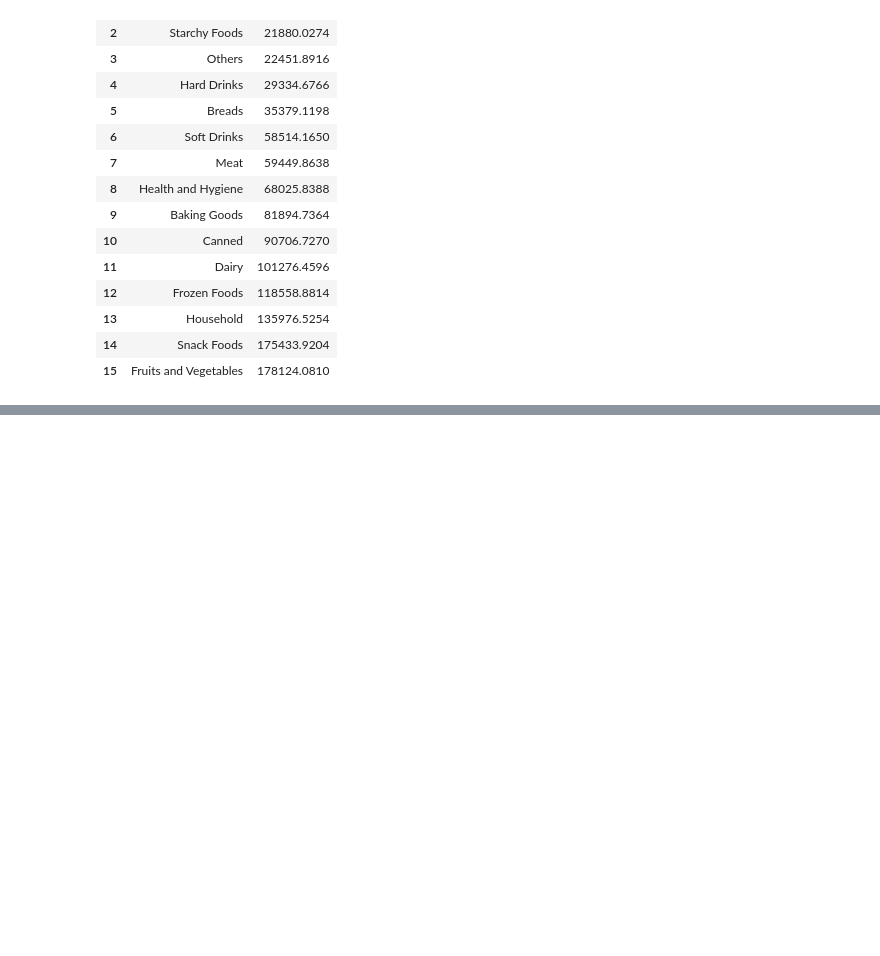
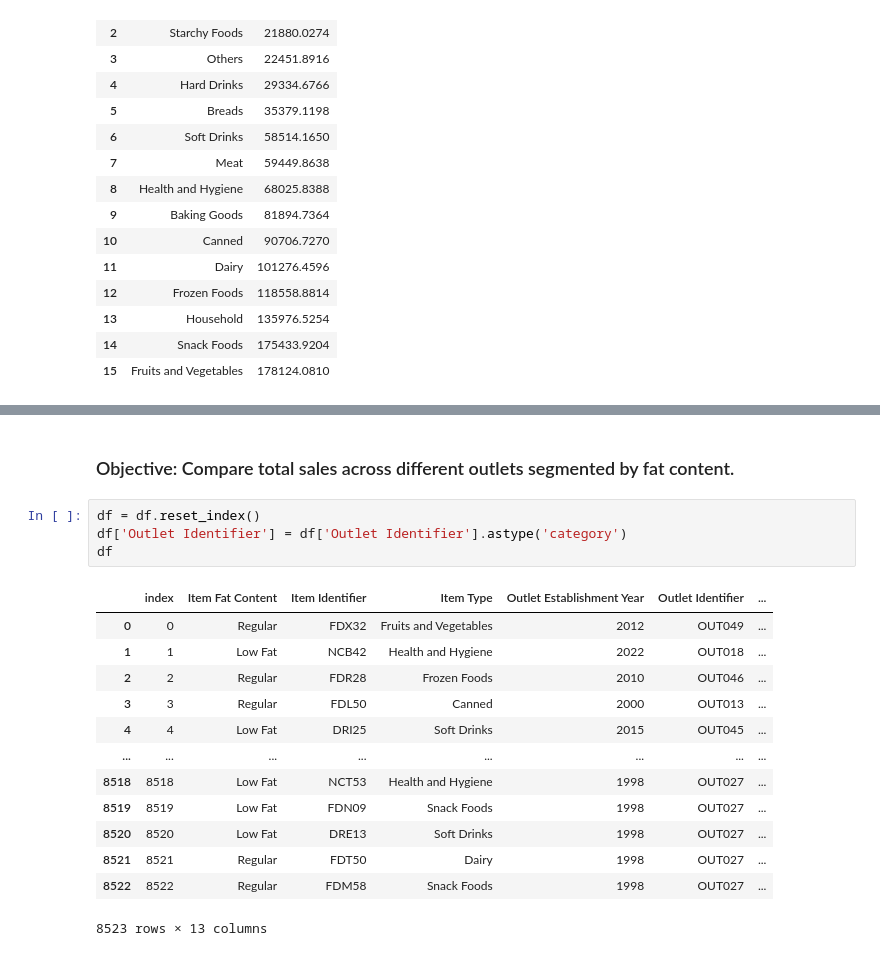
Before and after one commit to Mohamed-Shaheedullah/blinkit-analysis, a Jupyter notebook: blinkit-analysis.ipynb, the cells around one changed output, grey strips where cells are left out. Cells and saved outputs as stored; diff of their text form; blank space fills up the shorter version.

```diff
--- a/blinkit-analysis.ipynb
+++ b/blinkit-analysis.ipynb
@@ -172 +171,21 @@ Text(0.5, 1.0, 'Total Sales by Item Type')
 [figure]
+# %% [markdown]
+### Objective: Compare total sales across different outlets segmented by fat content.
+# %%
+df = df.reset_index()
+df['Outlet Identifier'] = df['Outlet Identifier'].astype('category')
+df
+# %% [output]
+|  | index | Item Fat Content | Item Identifier | Item Type | Outlet Establishment Year | Outlet Identifier | ... |
+| 0 | 0 | Regular | FDX32 | Fruits and Vegetables | 2012 | OUT049 | ... |
+| 1 | 1 | Low Fat | NCB42 | Health and Hygiene | 2022 | OUT018 | ... |
+| 2 | 2 | Regular | FDR28 | Frozen Foods | 2010 | OUT046 | ... |
+| 3 | 3 | Regular | FDL50 | Canned | 2000 | OUT013 | ... |
+| 4 | 4 | Low Fat | DRI25 | Soft Drinks | 2015 | OUT045 | ... |
+| ... | ... | ... | ... | ... | ... | ... | ... |
+| 8518 | 8518 | Low Fat | NCT53 | Health and Hygiene | 1998 | OUT027 | ... |
+| 8519 | 8519 | Low Fat | FDN09 | Snack Foods | 1998 | OUT027 | ... |
+| 8520 | 8520 | Low Fat | DRE13 | Soft Drinks | 1998 | OUT027 | ... |
+| 8521 | 8521 | Regular | FDT50 | Dairy | 1998 | OUT027 | ... |
+| 8522 | 8522 | Regular | FDM58 | Snack Foods | 1998 | OUT027 | ... |
+8523 rows × 13 columns
```
Also changed, not shown: parts of 4 cells of this notebook.
